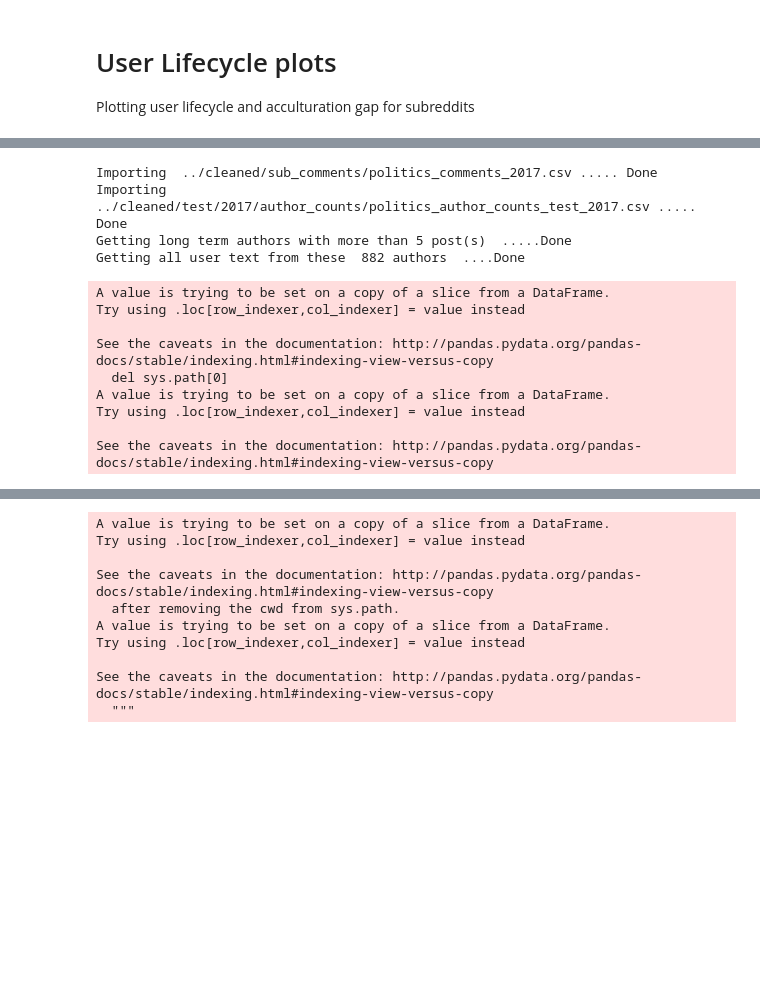
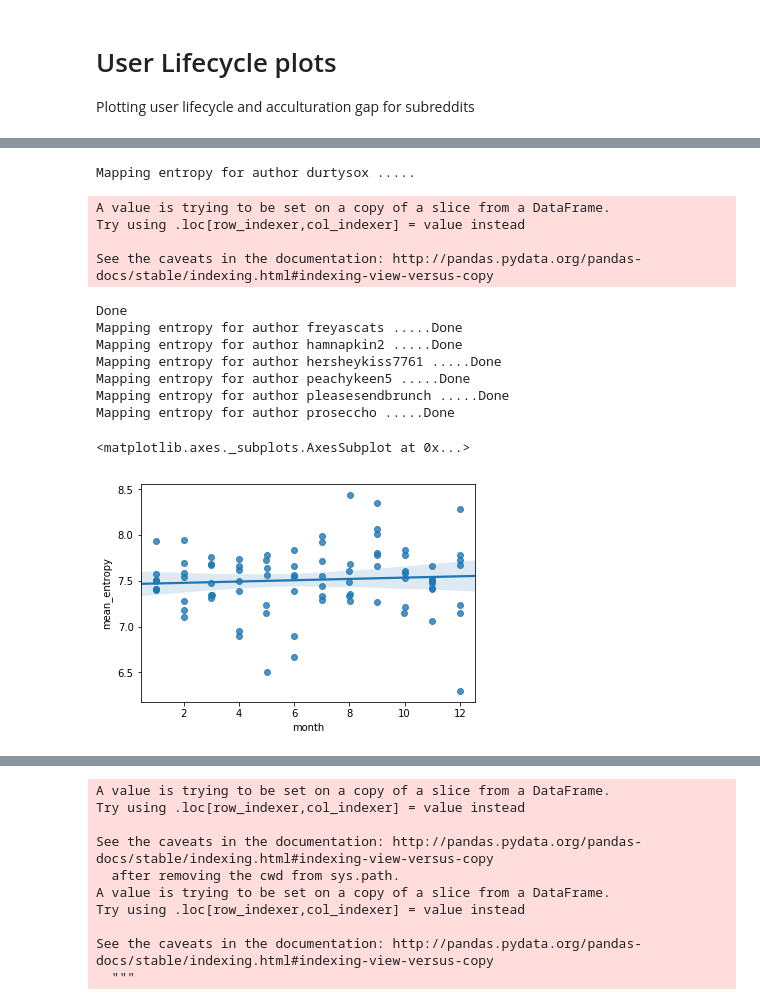
Before and after one commit to talaugust/rscience_language, a Jupyter notebook: Reddit/user_lifecycle.ipynb, the cells around one changed output, grey strips where cells are left out. Cells and saved outputs as stored; diff of their text form; code cells hidden in the pictures; blank space fills up the shorter version.

```diff
--- a/Reddit/user_lifecycle.ipynb
+++ b/Reddit/user_lifecycle.ipynb
@@ -17,10 +3,0 @@ directory already ../data/test_subs_2017/
-# %%
-# subs = ['Naruto', 'pics', 'BabyBumps', 'science', 'politics', 'Cooking']
-subs = ['science', 'politics']
-slms_subs = {}
-# build SLMs only for final month
-for i, s in enumerate(subs):
-    df_comments, df_author_counts_train = import_csvs(s, path='../cleaned/train/2017/')
-    slms_subs[s] = build_monthly_SLM(df_comments, df_author_counts_train, 5)
-
-    _, df_author_counts_test = import_csvs(s, path='../cleaned/test/2017/', ext='_test_2017.csv')
@@ -61,0 +10,8 @@ Importing  ../cleaned/test/2017/author_counts/politics_author_counts_test_2017.c
+# %%
+subs = ['science', 'politics', 'BabyBumps']
+slms = {}
+for i, s in enumerate(subs):
+    print('-----------------------------------------------')
+    print('Gettting SRILM SLMs for ', colored(s, 'magenta'))
+    print('-----------------------------------------------')
+    slms[s] = build_monthly_SLM_SRILM(None, None, 10, name=s, use_saved_lms=True, kind='comment')
@@ -154,16 +126,27 @@ def plot_long_term_entropy(s, slms_subs):
-# %%
-df_list = plot_long_term_entropy('politics', slms_subs)
-# %% [output]
-Importing  ../cleaned/sub_comments/politics_comments_2017.csv ..... Done
-Importing  ../cleaned/test/2017/author_counts/politics_author_counts_test_2017.csv ..... Done
-Getting long term authors with more than 5 post(s)  .....Done
-Getting all user text from these  882 authors  ....Done
-A value is trying to be set on a copy of a slice from a DataFrame.
-Try using .loc[row_indexer,col_indexer] = value instead
-
-See the caveats in the documentation: http://pandas.pydata.org/pandas-docs/stable/indexing.html#indexing-view-versus-copy
-  del sys.path[0]
-A value is trying to be set on a copy of a slice from a DataFrame.
-Try using .loc[row_indexer,col_indexer] = value instead
-
-See the caveats in the documentation: http://pandas.pydata.org/pandas-docs/stable/indexing.html#indexing-view-versus-copy
+# %%
+subs = ['science', 'politics', 'BabyBumps']
+
+plt.figure(figsize=(10,10))
+
+for s in subs:
+    df_long_term_text = get_long_term_text(s, slms)
+    df_entropy = get_long_term_user_entropy(df_long_term_text, slms[s])
+# %%
+df_long_term_text = get_long_term_text('BabyBumps', slms, sample_fract=1)
+df_entropy = get_long_term_user_entropy(df_long_term_text, slms[s])
+sns.regplot(x="month", y="mean_entropy", data=df_entropy, x_jitter=.01)
+# %% [output]
+Mapping entropy for author durtysox .....
+A value is trying to be set on a copy of a slice from a DataFrame.
+Try using .loc[row_indexer,col_indexer] = value instead
+
+See the caveats in the documentation: http://pandas.pydata.org/pandas-docs/stable/indexing.html#indexing-view-versus-copy
+Done
+Mapping entropy for author freyascats .....Done
+Mapping entropy for author hamnapkin2 .....Done
+Mapping entropy for author hersheykiss7761 .....Done
+Mapping entropy for author peachykeen5 .....Done
+Mapping entropy for author pleasesendbrunch .....Done
+Mapping entropy for author proseccho .....Done
+<matplotlib.axes._subplots.AxesSubplot at 0x...>
+[figure, added]
```
Also changed, not shown: parts of 22 cells of this notebook, 10 other files.
